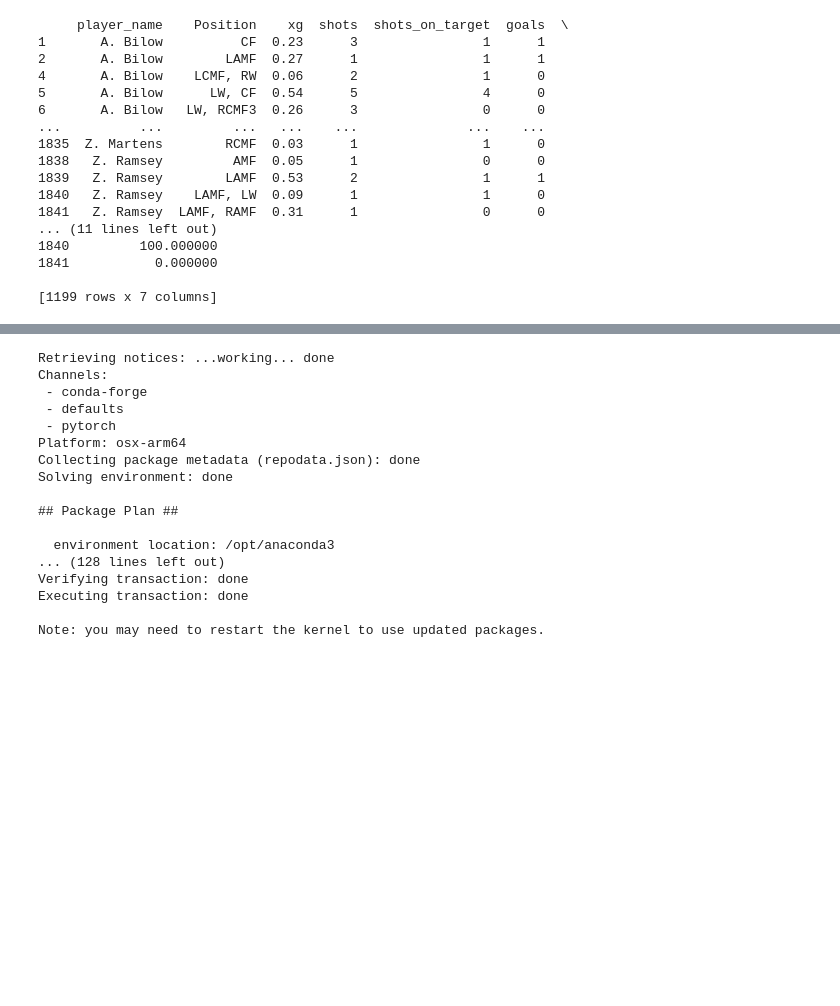
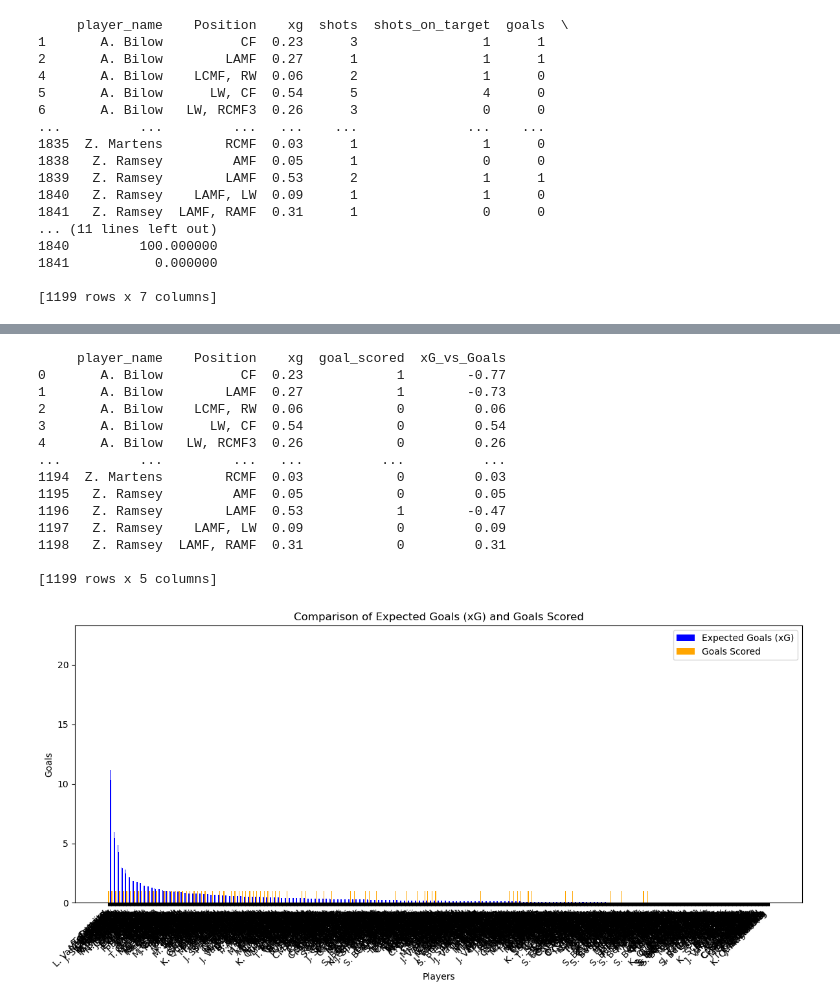
Before and after one commit to vrishanishah20/Mens-Soccer-Stats, a Jupyter notebook: preprocessing_player_data.ipynb, the cells around one changed output, grey strips where cells are left out. Cells and saved outputs as stored; diff of their text form; code cells hidden in the pictures; blank space fills up the shorter version.

```diff
--- a/preprocessing_player_data.ipynb
+++ b/preprocessing_player_data.ipynb
@@ -658,20 +665,50 @@ ModuleNotFoundError: No module named 'xboost'
-# %%
-conda install -c conda-forge xgboost
-# %% [output]
-Retrieving notices: ...working... done
-Channels:
- - conda-forge
- - defaults
- - pytorch
-Platform: osx-arm64
-Collecting package metadata (repodata.json): done
-Solving environment: done
-
-## Package Plan ##
-
-  environment location: /opt/anaconda3
-... (128 lines left out)
-Verifying transaction: done
-Executing transaction: done
-
-Note: you may need to restart the kernel to use updated packages.
+# %%
+import pandas as pd
+import matplotlib.pyplot as plt
+
+# Load the player position table from the previous block
+data = pd.read_csv('player_position_prediction_table_xgboost.csv')
+
+# Calculate the difference between xG and goals
+data['xG_vs_Goals'] = data['xg'] - data['goal_scored']
+
+# Display the comparison table
+comparison_table = data[['player_name', 'Position', 'xg', 'goal_scored', 'xG_vs_Goals']]
+print(comparison_table)
+
+# Save the comparison table to a CSV file
+comparison_table.to_csv('xg_vs_goals_comparison.csv', index=False)
+
+# Visualization: Bar chart for xG vs Goals
+plt.figure(figsize=(12, 6))
+data.sort_values('xg', ascending=False, inplace=True)
+bar_width = 0.35
+
+x = range(len(data['player_name']))
+
+plt.bar(x, data['xg'], width=bar_width, label='Expected Goals (xG)', color='blue')
+plt.bar([i + bar_width for i in x], data['goal_scored'], width=bar_width, label='Goals Scored', color='orange')
+
+plt.xlabel('Players')
+plt.ylabel('Goals')
+plt.title('Comparison of Expected Goals (xG) and Goals Scored')
+plt.xticks([i + bar_width / 2 for i in x], data['player_name'], rotation=45, ha='right')
+plt.legend()
+plt.tight_layout()
+plt.show()
+# %% [output]
+     player_name    Position    xg  goal_scored  xG_vs_Goals
+0       A. Bilow          CF  0.23            1        -0.77
+1       A. Bilow        LAMF  0.27            1        -0.73
+2       A. Bilow    LCMF, RW  0.06            0         0.06
+3       A. Bilow      LW, CF  0.54            0         0.54
+4       A. Bilow   LW, RCMF3  0.26            0         0.26
+...          ...         ...   ...          ...          ...
+1194  Z. Martens        RCMF  0.03            0         0.03
+1195   Z. Ramsey         AMF  0.05            0         0.05
+1196   Z. Ramsey        LAMF  0.53            1        -0.47
+1197   Z. Ramsey    LAMF, LW  0.09            0         0.09
+1198   Z. Ramsey  LAMF, RAMF  0.31            0         0.31
+
+[1199 rows x 5 columns]
+[figure, added]
```
Also changed, not shown: parts of 2 cells of this notebook, 3 other files.
